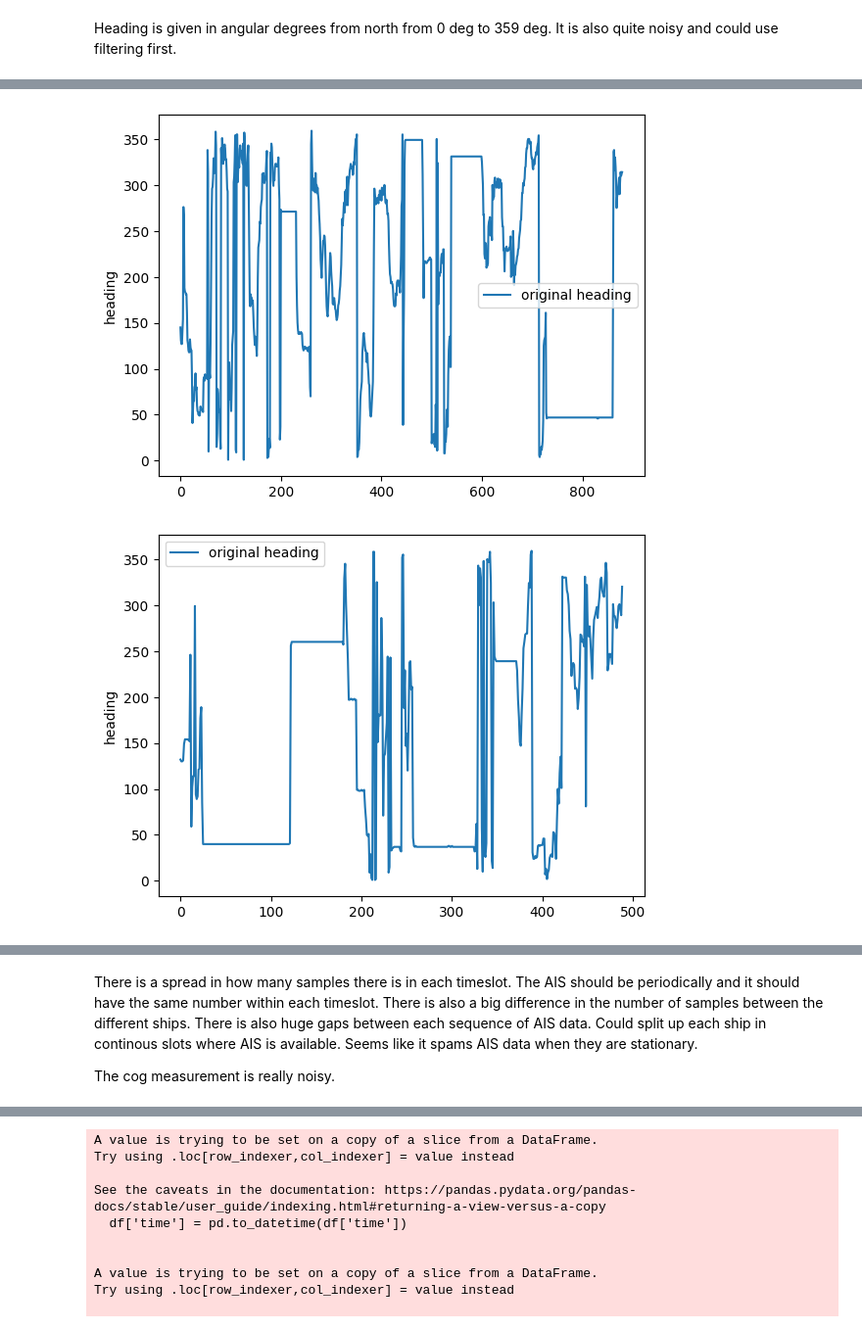
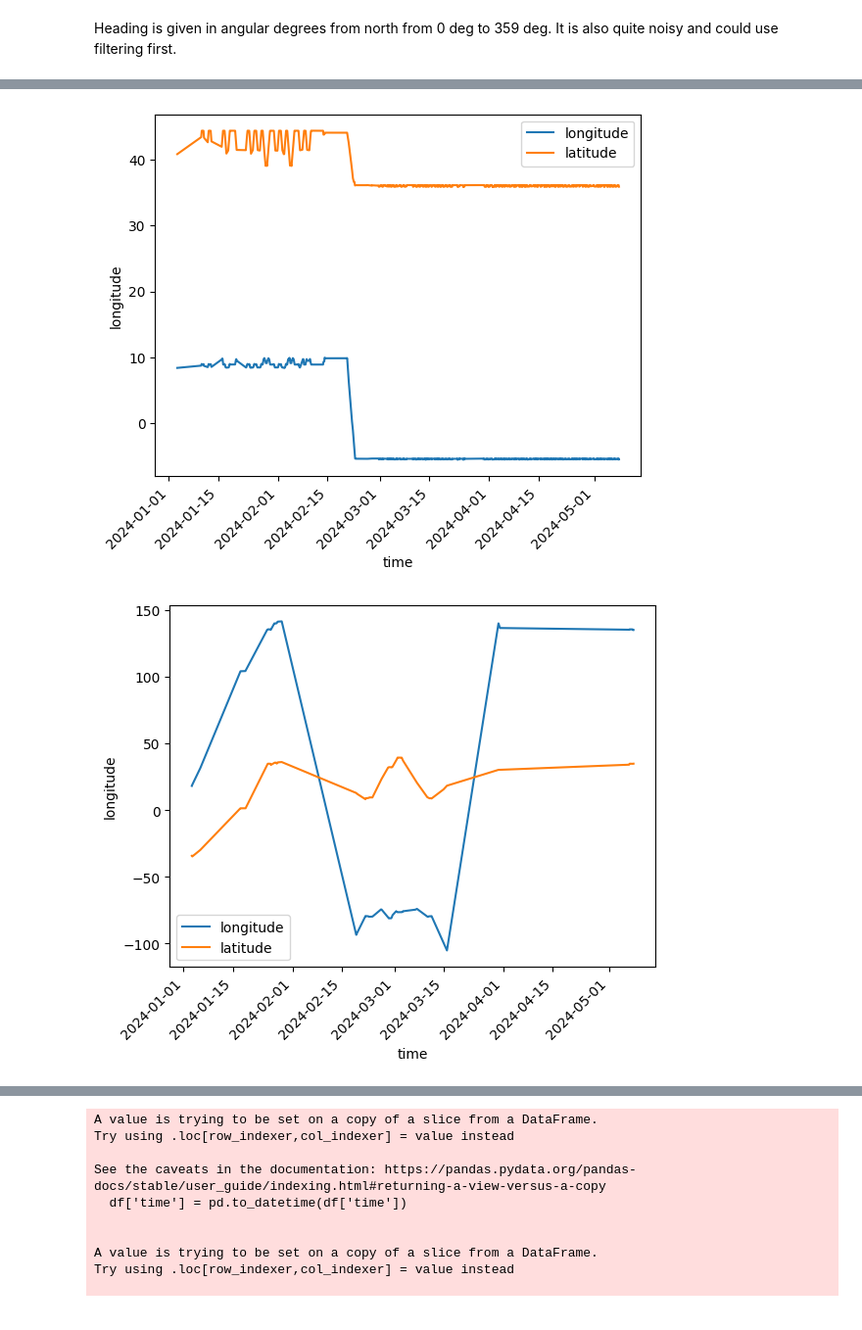
Before and after one commit to MariusVaardal/AIS-Vessel-Trajectory-Prediction, a Jupyter notebook: Report/report.ipynb, the cells around one changed output, grey strips where cells are left out. Shown at 98% size. Drawn from its saved outputs; the diff is of its cells as text; code cells hidden in the pictures.

```diff
--- a/Report/report.ipynb
+++ b/Report/report.ipynb
@@ -20,7 +20,7 @@ from scipy.ndimage import median_filter
 import plotly.express as px
 import plotly.graph_objects as go
 # %%
-train = pd.read_csv('../Project materials(1)/ais_train.csv', sep='|')
+train = pd.read_csv('../datasets/ais_train.csv', sep='|')
 train['time'] = pd.to_datetime(train['time'])
 # %% [markdown]
 Heading is given in angular degrees from north from 0 deg to 359 deg. It is also quite noisy and could use filtering first.
@@ -53,3 +53,16 @@ def low_pass_filter(data, cutoff_freq, sampling_rate):
 # Example: Applying a low-pass filter
 cutoff_frequency = 0.1  # Define the cutoff frequency
 sampling_rate = 1  # Define the sampling rate (based on time intervals of data)
+# %%
+vesselID = train['vesselId'].unique()
+
+for i in range(6):
+    dataPoints = train[train['vesselId'] == vesselID[i+400]]
+    x = range(len(dataPoints))
+    sns.lineplot(x=dataPoints['time'], y=dataPoints['heading'], label=f'original heading.')
+
+    # Rotate the x-axis labels for better visibility
+    plt.xticks(rotation=45, ha='right')  # Adjust rotation and horizontal alignment ('ha')
+
+    # Show the plot
+    plt.show()
@@ -56,14 +80,24 @@ sampling_rate = 1  # Define the sampling rate (based on time intervals of data)
 # %%
+# Add is moored feature
+train['isMoored'] = train['navstat']== 5
+
+#remove latitude and longditude measurment if moored
+#train.loc[train['isMoored'], ['longitude', 'latitude']] = np.nan
+#train = train[~train['isMoored']]
+
 vesselID = train['vesselId'].unique()
 
 for i in range(6):
-    dataPoints = train[train['vesselId']== vesselID[i+400]]
+    dataPoints = train[train['vesselId']== vesselID[i+350]]
     x = range(len(dataPoints))
-    sns.lineplot(x=x, y=dataPoints['heading'], label='original heading')
-    #sns.lineplot(x=x, y=moving_average(dataPoints['heading'], window_size), label='moving average')
-    #sns.lineplot(x=x, y=median_filter(dataPoints['heading'], window_size), label='median filter')
-    #sns.lineplot(x=x, y=low_pass_filter(dataPoints['heading'], cutoff_frequency, sampling_rate), label='low pass filter')
+    sns.lineplot(x=dataPoints['time'], y=dataPoints['longitude'], label='longitude')
+    sns.lineplot(x=dataPoints['time'], y=dataPoints['latitude'], label='latitude')
+    # sns.lineplot(x=x, y=median_filter(dataPoints['heading'], window_size), label='median filter')
+    # sns.lineplot(x=x, y=low_pass_filter(dataPoints['heading'], cutoff_frequency, sampling_rate), label='low pass filter')
+
+    # Rotate the x-axis labels for better visibility
+    plt.xticks(rotation=45, ha='right')  # Adjust rotation and horizontal alignment ('ha')
     plt.show()
 # %% [output]
-[figure, old version]
+[figure, new version]
-[figure, old version]
+[figure, new version]
@@ -74,4 +107,0 @@ for i in range(6):
-# %% [markdown]
-There is a spread in how many samples there is in each timeslot. The AIS should be periodically and it should have the same number within each timeslot. There is also a big difference in the number of samples between the different ships. There is also huge gaps between each sequence of AIS data. Could split up each ship in continous slots where AIS is available. Seems like it spams AIS data when they are stationary.
-
-The cog measurement is really noisy.
```
Also changed, not shown: parts of 13 cells of this notebook, 7 other files.
